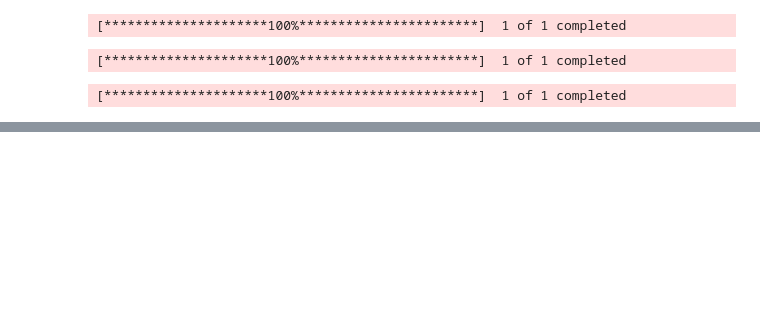
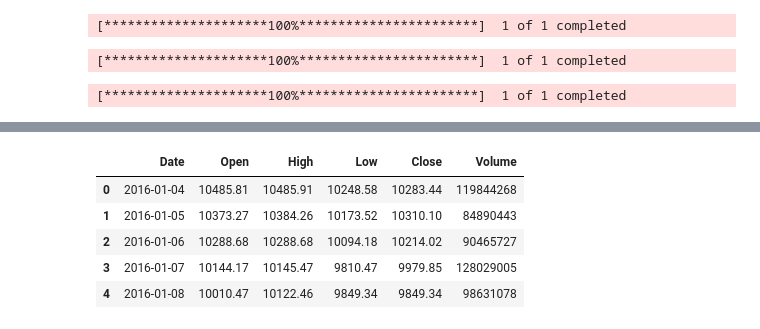
Before and after one commit to MatejLuzak/Identification-of-Patterns-of-Stock-Market-Volatility-in-the-USA-China-and-Europe-Using-AI-Methods, a Jupyter notebook: Kód/StockMarketData.ipynb, the cells around one changed output, grey strips where cells are left out. Saved outputs shown, nothing was run; the diff lists cells and outputs as text; code cells hidden in the pictures; blank space fills up the shorter version.

```diff
--- a/Kód/StockMarketData.ipynb
+++ b/Kód/StockMarketData.ipynb
@@ -100,0 +113,12 @@ ShanghaiComp.describe()
+# %%
+stooq_DAX = pd.read_csv("GermanDAX_stooq.csv")
+stooq_DAX.columns = ["Date", "Open", "High", "Low", "Close", "Volume"]
+# %%
+stooq_DAX.head()
+# %% [output]
+|  | Date | Open | High | Low | Close | Volume |
+| 0 | 2016-01-04 | 10485.81 | 10485.91 | 10248.58 | 10283.44 | 119844268 |
+| 1 | 2016-01-05 | 10373.27 | 10384.26 | 10173.52 | 10310.10 | 84890443 |
+| 2 | 2016-01-06 | 10288.68 | 10288.68 | 10094.18 | 10214.02 | 90465727 |
+| 3 | 2016-01-07 | 10144.17 | 10145.47 | 9810.47 | 9979.85 | 128029005 |
+| 4 | 2016-01-08 | 10010.47 | 10122.46 | 9849.34 | 9849.34 | 98631078 |
```
Also changed, not shown: parts of 10 cells of this notebook.
